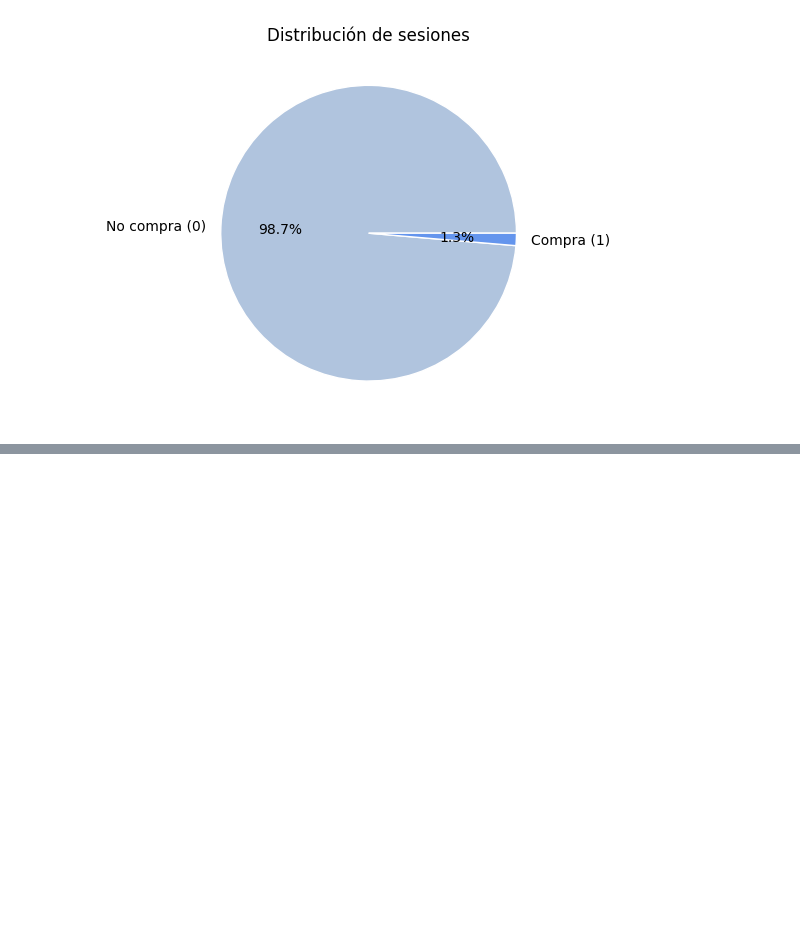
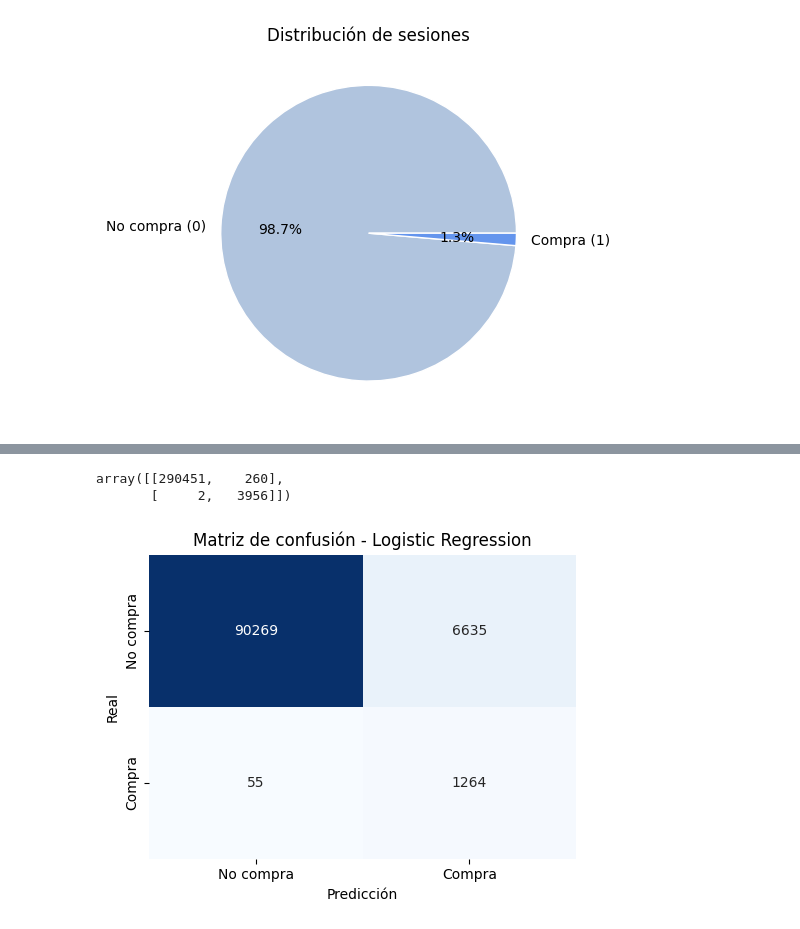
Before and after one commit to DavidGuzzi/Python-Projects, a Jupyter notebook: monks.ipynb, the cells around one changed output, grey strips where cells are left out. Cells and saved outputs as stored; diff of their text form; code cells hidden in the pictures; blank space fills up the shorter version.

```diff
--- a/monks.ipynb
+++ b/monks.ipynb
@@ -584,0 +722,6 @@ df[df['target']==1].groupby('month').agg({'transactions':'sum'}).plot()
+# %%
+y_pred1 = pipe_rf.predict(X_train)
+confusion_matrix(y_train, y_pred1)
+# %% [output]
+array([[290451,    260],
+       [     2,   3956]])
@@ -584,0 +780,52 @@ df[df['target']==1].groupby('month').agg({'transactions':'sum'}).plot()
+# %%
+from sklearn.preprocessing import StandardScaler
+from sklearn.pipeline import Pipeline
+from sklearn.linear_model import LogisticRegression
+from sklearn.compose import ColumnTransformer
+from sklearn.preprocessing import StandardScaler
+from sklearn.metrics import confusion_matrix
+from sklearn.model_selection import train_test_split
+from sklearn.model_selection import cross_validate
+
+# Selección de features
+features = [
+    'visitNumber', 'bounces', 'hits','timeOnSite', 'pageviews'
+]
+X = df[features]
+y = df['target']
+
+# Definición del preprocesador (solo escalado en este caso)
+preprocessor = ColumnTransformer([
+    ('num', StandardScaler(), X.columns)
+])
+
+# División en train y test para obtener matriz de confusión
+X_train, X_test, y_train, y_test = train_test_split(X, y, stratify=y, test_size=0.25, random_state=42)
+
+# Pipeline con Logistic Regression
+pipe_lr = Pipeline([
+    ('preprocess', preprocessor),
+    ('clf', LogisticRegression(class_weight='balanced', max_iter=1000))
+])
+
+# Entrenar modelo
+pipe_lr.fit(X_train, y_train)
+
+# Predicciones
+y_pred = pipe_lr.predict(X_test)
+
+# Matriz de confusión
+cm = confusion_matrix(y_test, y_pred)
+
+# Visualización
+plt.figure(figsize=(5, 4))
+sns.heatmap(cm, annot=True, fmt='d', cmap='Blues', cbar=False,
+            xticklabels=['No compra', 'Compra'],
+            yticklabels=['No compra', 'Compra'])
+plt.xlabel('Predicción')
+plt.ylabel('Real')
+plt.title('Matriz de confusión - Logistic Regression')
+plt.tight_layout()
+plt.show()
+# %% [output]
+[figure, added]
```
Also changed, not shown: parts of 28 cells of this notebook, 2 other files.
